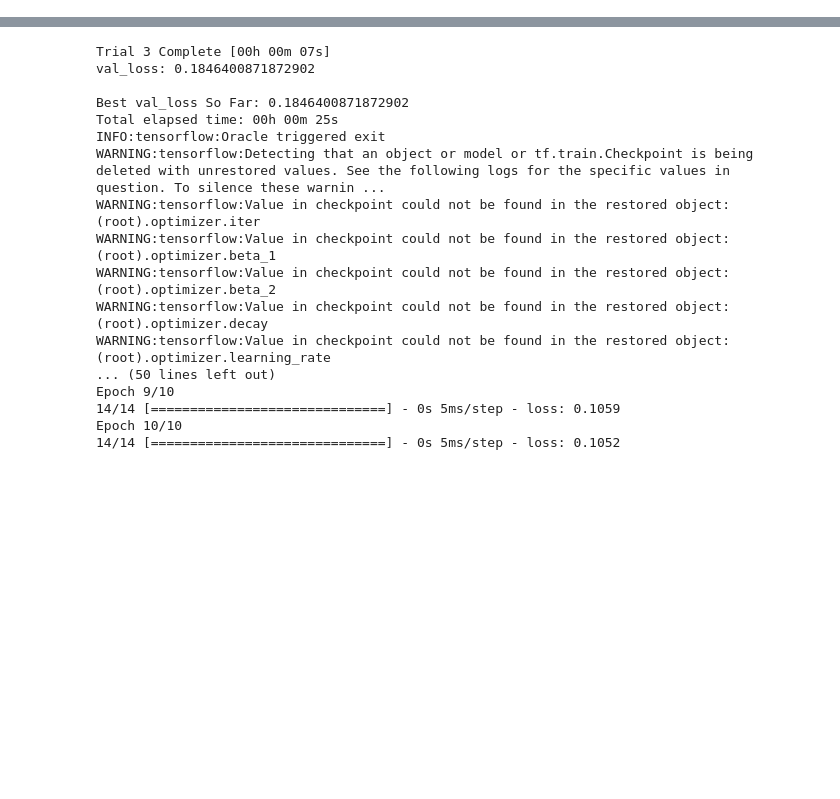
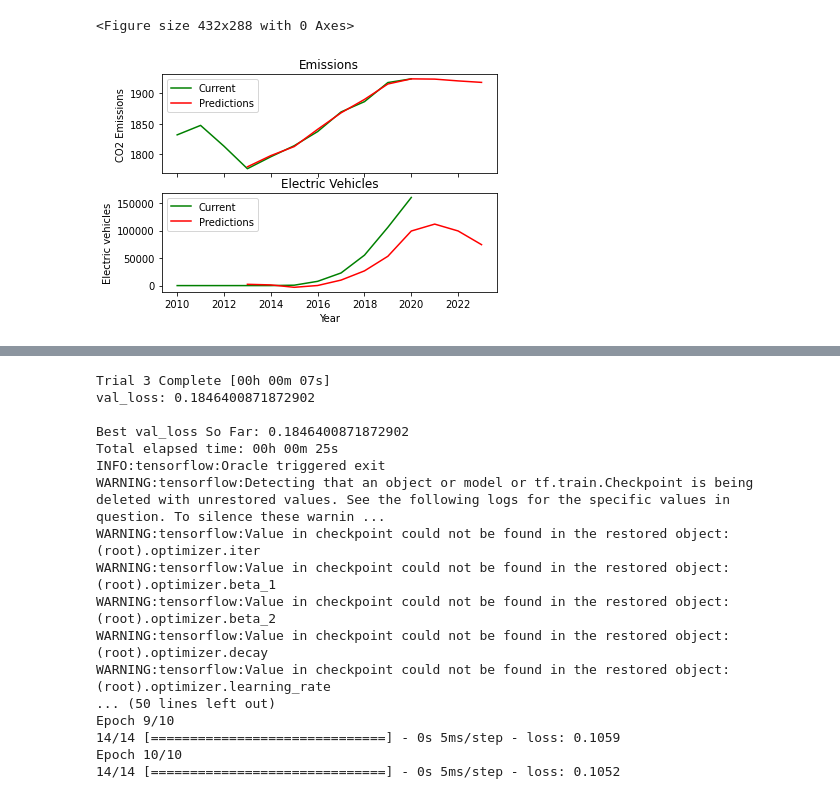
Before and after one commit to IsaacJohnEvans/EV_affect_on_emissions, a Jupyter notebook: pred.ipynb, the cells around one changed output, grey strips where cells are left out. Saved outputs shown, nothing was run; the diff lists cells and outputs as text; code cells hidden in the pictures; blank space fills up the shorter version.

```diff
--- a/pred.ipynb
+++ b/pred.ipynb
@@ -220,3 +228,22 @@ Epoch 50/50
+# %%
+EU_t = np.linspace(2010, 2020, 11)
+EU_t_pred = np.linspace(2010 + time_step - 2, 2020 + time_step -2, 11)
+EU_y = np.concatenate((EU_em_annual_y[-13: -2, :], EU_veh_y), axis = 1)
+plt.figure(1)
+fig, (ax1, ax2) = plt.subplots(2, 1, sharex= True)
+ax1.plot(EU_t, EU_y[:, 0], 'g', EU_t_pred, EU_y_pred[:, 0], 'r')
+ax1.legend(['Current', 'Predictions'])
+ax1.set_title('Emissions')
+ax1.set(ylabel = 'CO2 Emissions')
+ax2.plot(EU_t, EU_y[:, 1], 'g', EU_t_pred, EU_y_pred[:, 1], 'r')
+ax2.set_title('Electric Vehicles')
+ax2.legend(['Current', 'Predictions'])
+ax2.set(ylabel = 'Electric vehicles')
+ax2.set(xlabel = 'Year')
+plt.savefig('Figures\EU')
+# %% [output]
+<Figure size 432x288 with 0 Axes>
+[figure, added]
 # %%
 model_layer = [layers.Dense(32, activation= 'sigmoid'),
                 layers.GRU(32,activation= 'softsign', recurrent_activation = 'relu', recurrent_dropout = 0.1, dropout = 0.1, return_sequences=False),
```
Also changed, not shown: parts of 12 cells of this notebook, 7 other files.
